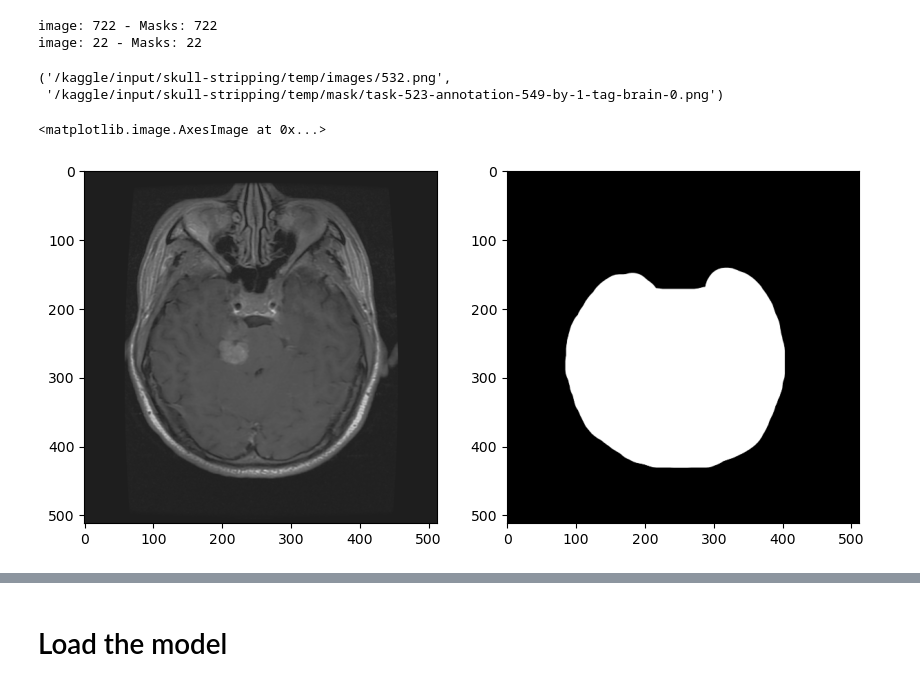
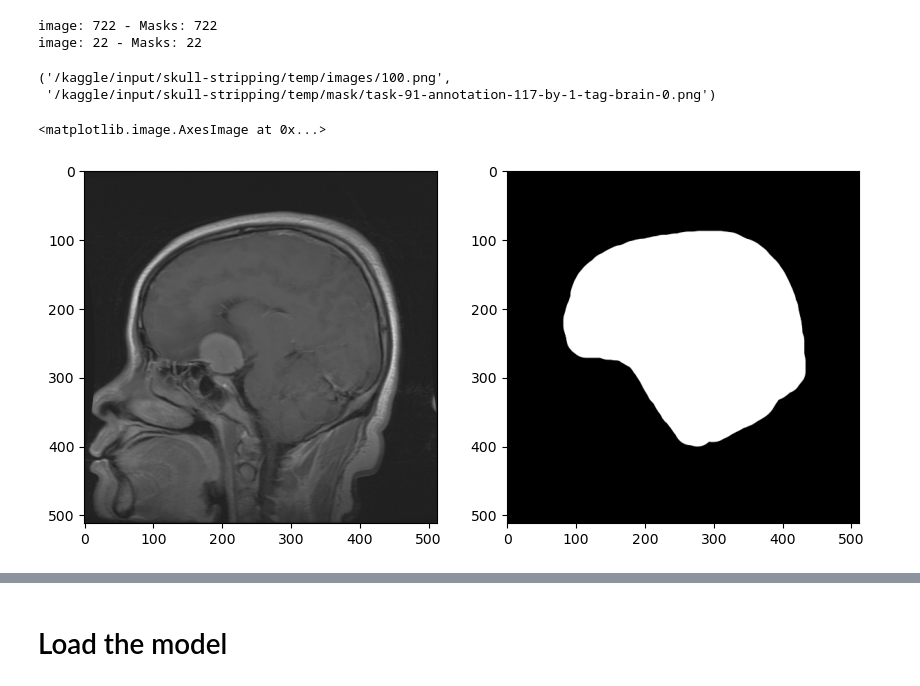
Before and after one commit to MorningStarTM/skull-stripping, a Jupyter notebook: skull-stripping-using-u-net.ipynb, the cells around one changed output, grey strips where cells are left out. Drawn from its saved outputs; the diff is of its cells as text; code cells hidden in the pictures.

Commit message:
Kaggle Notebook | skull-stripping using U-Net | Version 4

```diff
--- a/skull-stripping-using-u-net.ipynb
+++ b/skull-stripping-using-u-net.ipynb
@@ -194,21 +223,21 @@ print(f'image: {len(test_image)} - Masks: {len(test_masks)}')
 image: 722 - Masks: 722
 image: 22 - Masks: 22
 # %%
-train_image[532], train_masks[532]
+train_image[100], train_masks[100]
 # %% [output]
-('/kaggle/input/skull-stripping/temp/images/532.png',
- '/kaggle/input/skull-stripping/temp/mask/task-523-annotation-549-by-1-tag-brain-0.png')
+('/kaggle/input/skull-stripping/temp/images/100.png',
+ '/kaggle/input/skull-stripping/temp/mask/task-91-annotation-117-by-1-tag-brain-0.png')
 # %%
-n = 524
+n = 200
 img = cv2.imread(train_image[n], cv2.IMREAD_COLOR)
 msk = cv2.imread(train_masks[n], cv2.IMREAD_COLOR)
 
 fig, ax = plt.subplots(1,2, figsize=(10,8))
 ax[0].imshow(img)
 ax[1].imshow(msk)
 # %% [output]
 <matplotlib.image.AxesImage at 0x...>
-[figure, old version]
+[figure, new version]
 # %%
 #convert dataset into tf dataset
 train_dataset = tf_dataset(train_image, train_masks, batch=BATCH_SIZE)
```
Also changed, not shown: parts of 6 cells of this notebook.
